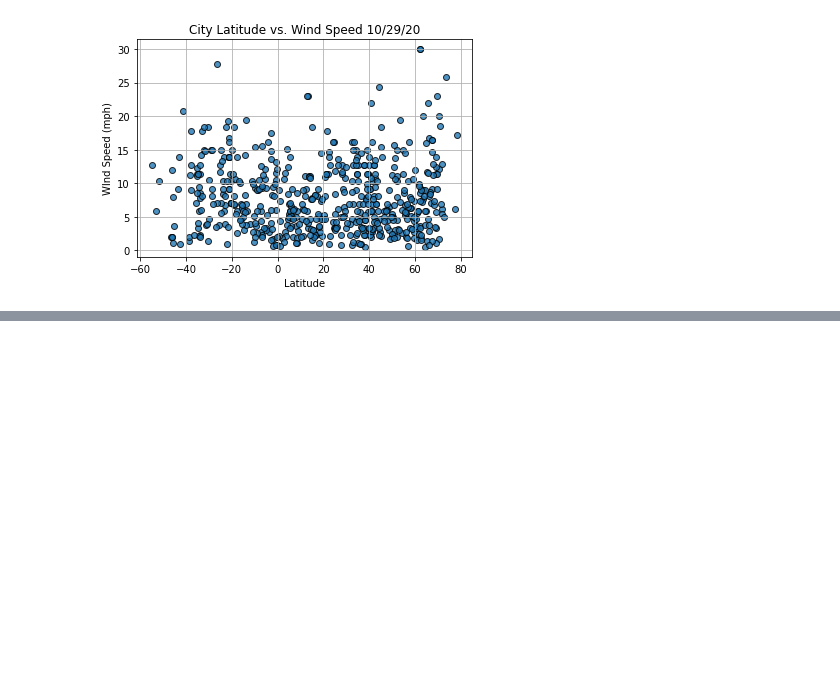
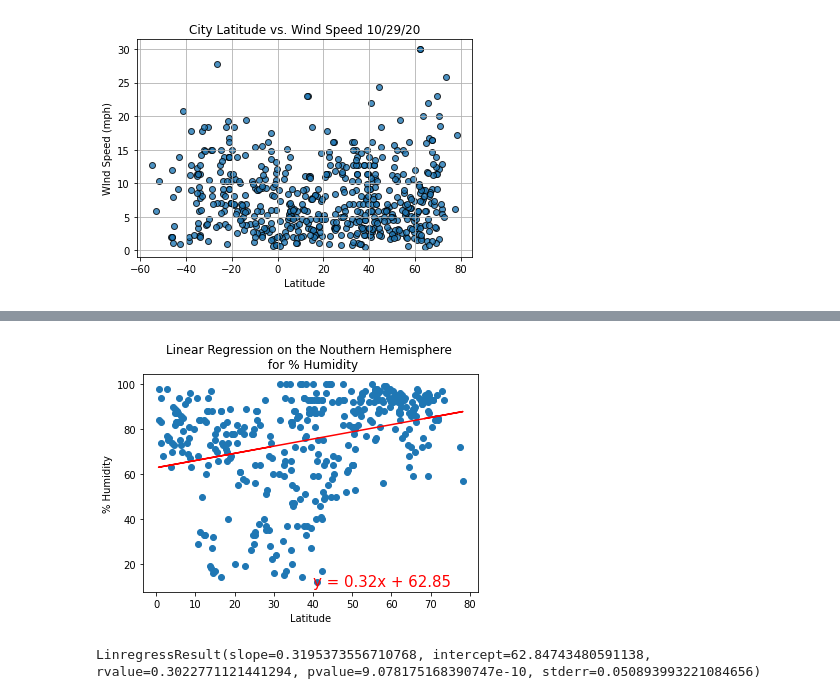
Before and after one commit to jaredcclarke/World_Weather_Analysis, a Jupyter notebook: WeatherPy.ipynb, the cells around one changed output, grey strips where cells are left out. Saved outputs shown, nothing was run; the diff lists cells and outputs as text; code cells hidden in the pictures; blank space fills up the shorter version.

```diff
--- a/WeatherPy.ipynb
+++ b/WeatherPy.ipynb
@@ -264,0 +374,13 @@ plt.show()
+# %%
+# Linear regression on the Northern Hemisphere
+x_values = northern_hemi_df["Lat"]
+y_values = northern_hemi_df["Humidity"]
+plt.title('Linear Regression on the Northern Hemisphere \n for % Humidity')
+# Call the function.
+plot_linear_regression(x_values, y_values,
+                       'Linear Regression on the Northern Hemisphere \n for % Humidity', '% Humidity',(40,10))
+(slope, intercept, r_value, p_value, std_err) = linregress(x_values, y_values)
+linregress(x_values, y_values)
+# %% [output]
+[figure, added]
+LinregressResult(slope=0.3195373556710768, intercept=62.84743480591138, rvalue=0.3022771121441294, pvalue=9.078175168390747e-10, stderr=0.050893993221084656)
```
Also changed, not shown: parts of 13 cells of this notebook, 1 other file.
